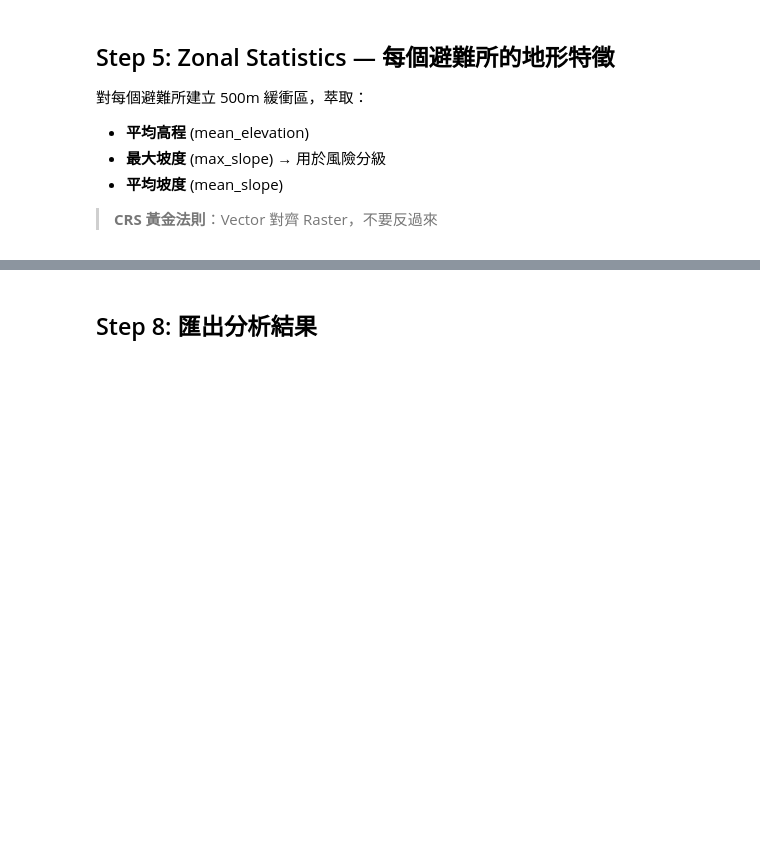
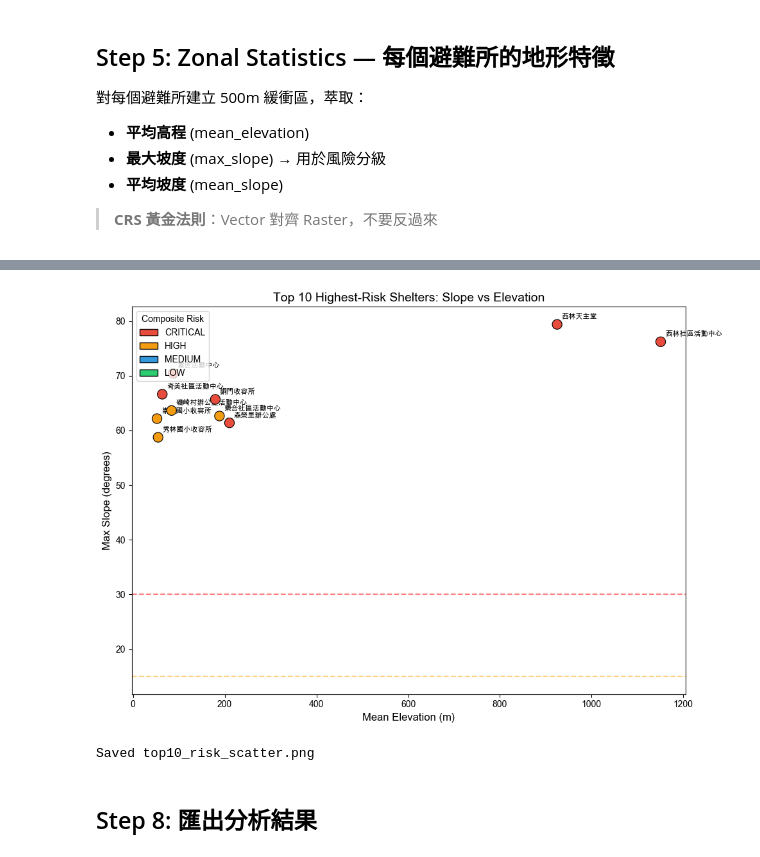
Before and after one commit to SianQQQ/week4-ARIA-v2, a Jupyter notebook: ARIA_v2.ipynb, the cells around one changed output, grey strips where cells are left out. Saved outputs shown, nothing was run; the diff lists cells and outputs as text; code cells hidden in the pictures; blank space fills up the shorter version.

```diff
--- a/ARIA_v2.ipynb
+++ b/ARIA_v2.ipynb
@@ -250,3 +325,35 @@ print('Saved terrain_risk_map.png')
+# %%
+# --- Figure 2: Top 10 high-risk shelters — slope vs elevation ---
+top10 = shelters_h.nlargest(10, 'max_slope')
+
+fig, ax = plt.subplots(figsize=(10, 7))
+sc = ax.scatter(top10['mean_elevation'], top10['max_slope'],
+                c=[risk_colors.get(r, '#999') for r in top10['composite_risk']],
+                s=120, edgecolors='black', linewidths=0.8, zorder=5)
+
+for _, row in top10.iterrows():
+    name = row['避難收容處所名稱']
+    if len(name) > 12:
+        name = name[:12] + '…'
+    ax.annotate(name, (row['mean_elevation'], row['max_slope']),
+                fontsize=8, ha='left', va='bottom', xytext=(5, 5),
+                textcoords='offset points')
+
+ax.axhline(y=SLOPE_THRESHOLD, color='red', linestyle='--', alpha=0.5, label=f'{SLOPE_THRESHOLD}° threshold')
+ax.axhline(y=15, color='orange', linestyle='--', alpha=0.5, label='15° threshold')
+ax.set_xlabel('Mean Elevation (m)', fontsize=12)
+ax.set_ylabel('Max Slope (degrees)', fontsize=12)
+ax.set_title('Top 10 Highest-Risk Shelters: Slope vs Elevation', fontsize=14, fontweight='bold')
+
+handles = [Patch(facecolor=c, label=r, edgecolor='black') for r, c in risk_colors.items()]
+ax.legend(handles=handles, loc='upper left', title='Composite Risk')
+plt.tight_layout()
+plt.savefig('top10_risk_scatter.png', dpi=150, bbox_inches='tight')
+plt.show()
+print('Saved top10_risk_scatter.png')
+# %% [output]
+[figure, added]
+Saved top10_risk_scatter.png
 # %% [markdown]
 ## Step 8: 匯出分析結果
 # %%
```
Also changed, not shown: parts of 11 cells of this notebook, 5 other files.
